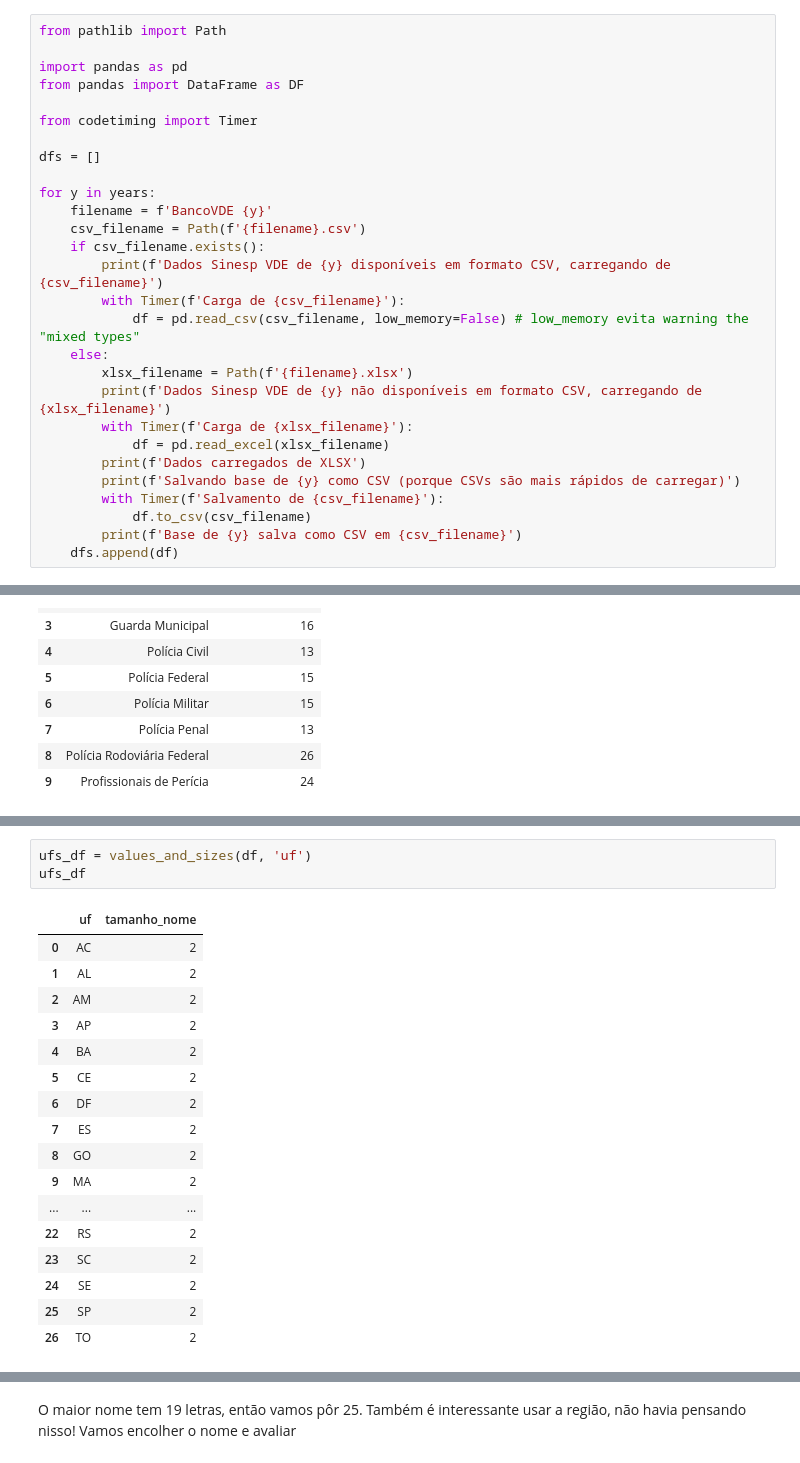
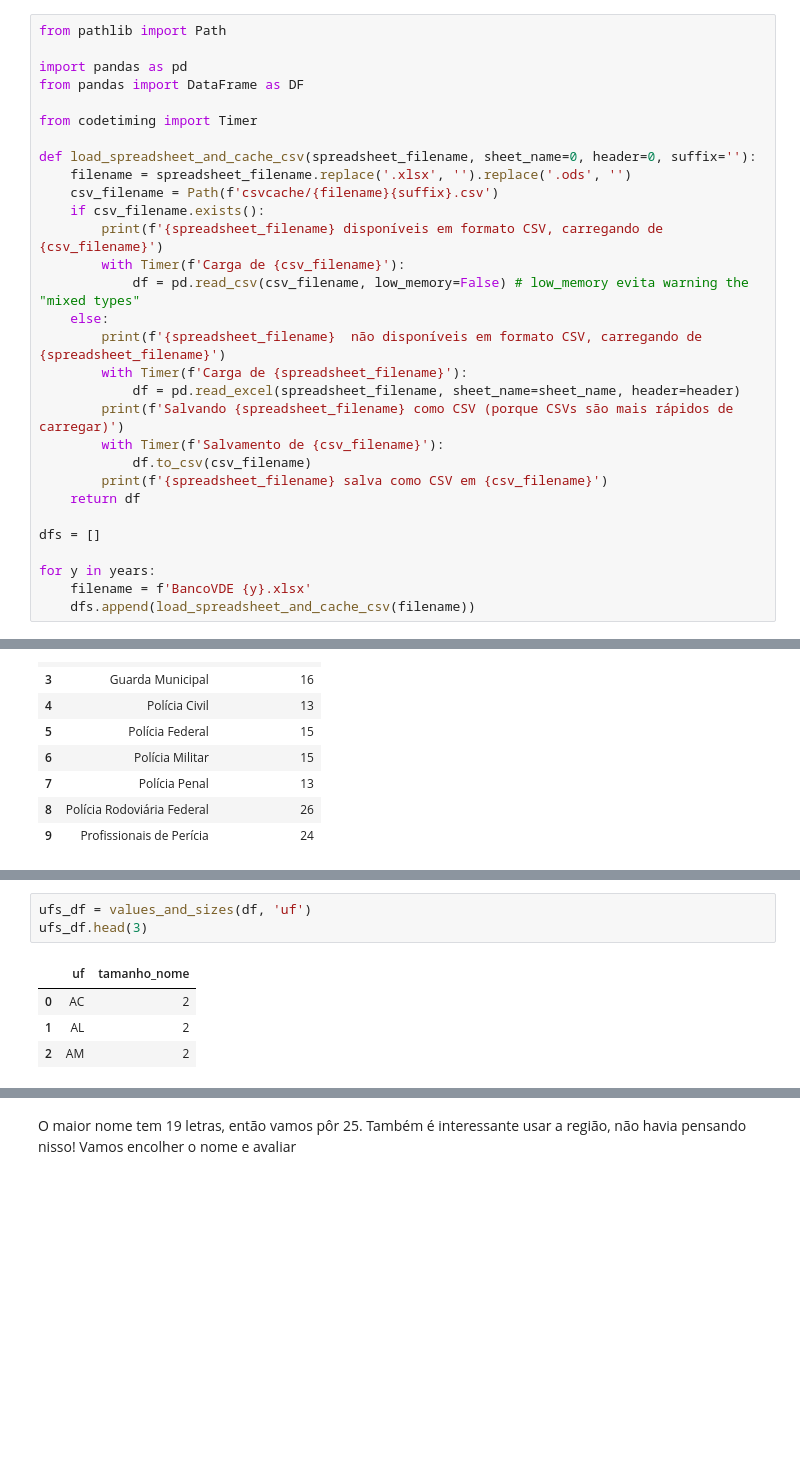
Before and after one commit to brandizzi/fb20252, a Jupyter notebook: FDB.ipynb, the cells around one changed output, grey strips where cells are left out. Saved outputs shown, nothing was run; the diff lists cells and outputs as text; blank space fills up the shorter version.

```diff
--- a/FDB.ipynb
+++ b/FDB.ipynb
@@ -14,24 +14,26 @@ from pandas import DataFrame as DF
 
 from codetiming import Timer
 
+def load_spreadsheet_and_cache_csv(spreadsheet_filename, sheet_name=0, header=0, suffix=''):
+    filename = spreadsheet_filename.replace('.xlsx', '').replace('.ods', '')
+    csv_filename = Path(f'csvcache/{filename}{suffix}.csv')
+    if csv_filename.exists():
+        print(f'{spreadsheet_filename} disponíveis em formato CSV, carregando de {csv_filename}')
+        with Timer(f'Carga de {csv_filename}'):
+            df = pd.read_csv(csv_filename, low_memory=False) # low_memory evita warning the "mixed types"
+    else:
+        print(f'{spreadsheet_filename}  não disponíveis em formato CSV, carregando de {spreadsheet_filename}')
+        with Timer(f'Carga de {spreadsheet_filename}'):
+            df = pd.read_excel(spreadsheet_filename, sheet_name=sheet_name, header=header)
+        print(f'Salvando {spreadsheet_filename} como CSV (porque CSVs são mais rápidos de carregar)')
+        with Timer(f'Salvamento de {csv_filename}'):
+            df.to_csv(csv_filename)
+        print(f'{spreadsheet_filename} salva como CSV em {csv_filename}')
+    return df
+
 dfs = []
 
 for y in years:
-    filename = f'BancoVDE {y}'
-    csv_filename = Path(f'{filename}.csv')
-    if csv_filename.exists():
-        print(f'Dados Sinesp VDE de {y} disponíveis em formato CSV, carregando de {csv_filename}')
-        with Timer(f'Carga de {csv_filename}'):
-            df = pd.read_csv(csv_filename, low_memory=False) # low_memory evita warning the "mixed types"
-    else:
-        xlsx_filename = Path(f'{filename}.xlsx')
-        print(f'Dados Sinesp VDE de {y} não disponíveis em formato CSV, carregando de {xlsx_filename}')
-        with Timer(f'Carga de {xlsx_filename}'):
-            df = pd.read_excel(xlsx_filename)
-        print(f'Dados carregados de XLSX')
-        print(f'Salvando base de {y} como CSV (porque CSVs são mais rápidos de carregar)')
-        with Timer(f'Salvamento de {csv_filename}'):
-            df.to_csv(csv_filename)
-        print(f'Base de {y} salva como CSV em {csv_filename}')
-    dfs.append(df)
+    filename = f'BancoVDE {y}.xlsx'
+    dfs.append(load_spreadsheet_and_cache_csv(filename))
 # %% [output]
@@ -224,23 +233,10 @@ CREATE TABLE OrgaoAgente (
 São as unidades da federação. Seus valores:
 # %%
 ufs_df = values_and_sizes(df, 'uf')
-ufs_df
+ufs_df.head(3)
 # %% [output]
 |  | uf | tamanho_nome |
 | 0 | AC | 2 |
 | 1 | AL | 2 |
 | 2 | AM | 2 |
-| 3 | AP | 2 |
-| 4 | BA | 2 |
-| 5 | CE | 2 |
-| 6 | DF | 2 |
-| 7 | ES | 2 |
-| 8 | GO | 2 |
-| 9 | MA | 2 |
-| ... | ... | ... |
-| 22 | RS | 2 |
-| 23 | SC | 2 |
-| 24 | SE | 2 |
-| 25 | SP | 2 |
-| 26 | TO | 2 |
 # %% [markdown]
```
Also changed, not shown: parts of 50 cells of this notebook, 1 other file.
